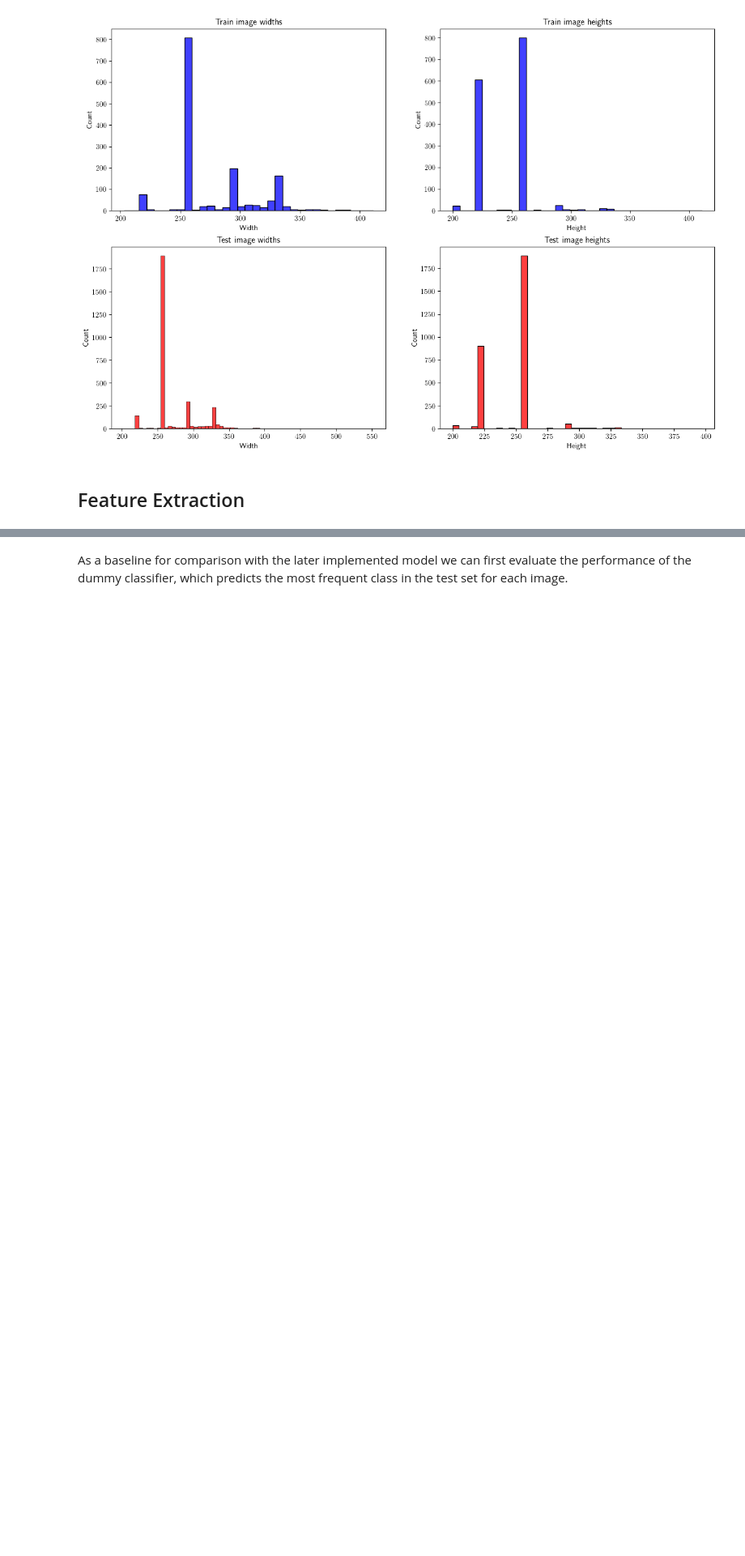
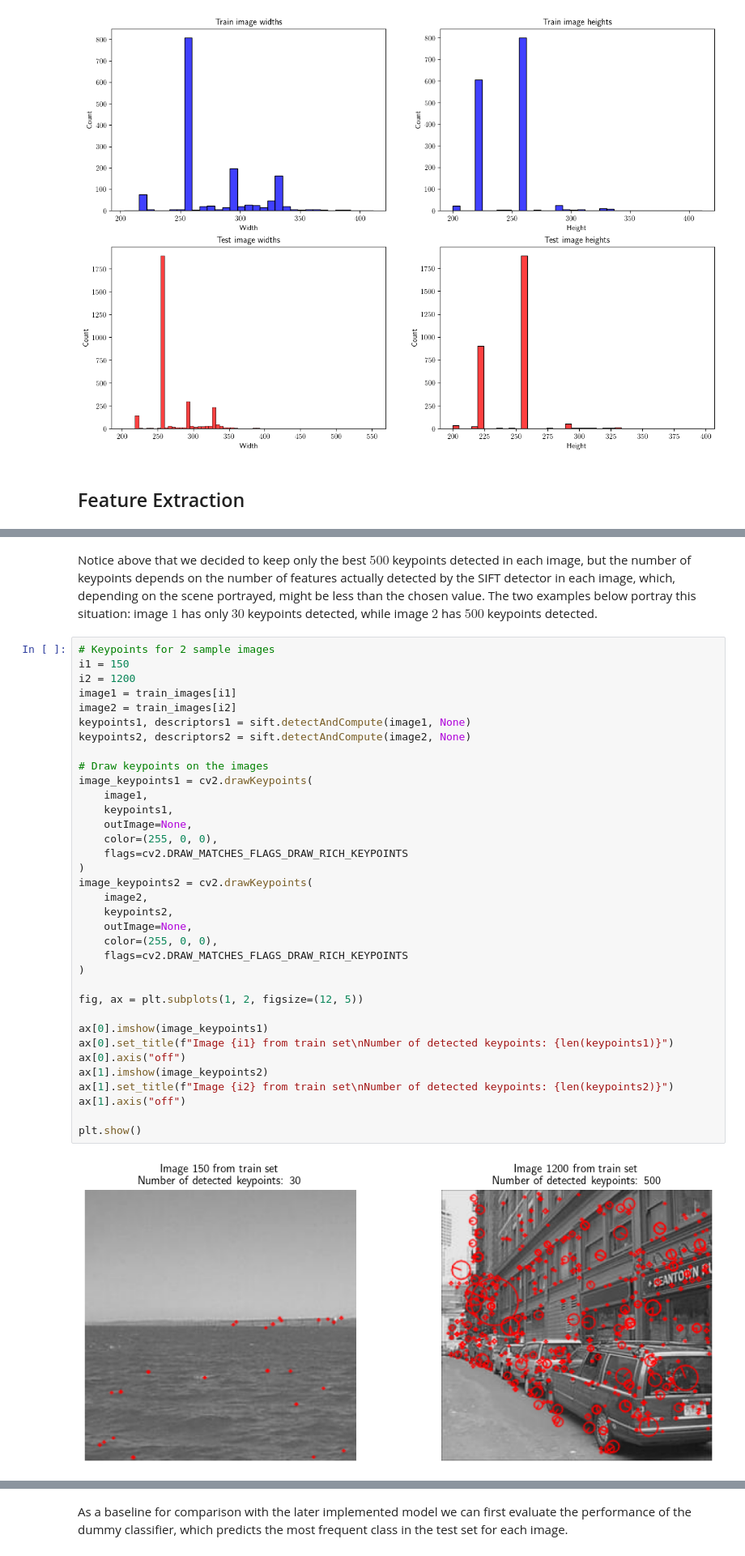
Before and after one commit to marcotallone/bow-classifier, a Jupyter notebook: notebooks/bow-classifier.ipynb, the cells around one changed output, grey strips where cells are left out. Shown at 81% size. Cells and saved outputs as stored; diff of their text form; blank space fills up the shorter version.

```diff
--- a/notebooks/bow-classifier.ipynb
+++ b/notebooks/bow-classifier.ipynb
@@ -415,0 +169,39 @@ plt.show()
+# %% [markdown]
+Notice above that we decided to keep only the best $500$ keypoints detected in each image, but the number of keypoints depends on the number of features actually detected by the SIFT detector in each image, which, depending on the scene portrayed, might be less than the chosen value. The two examples below portray this situation: image $1$ has only $30$ keypoints detected, while image $2$ has $500$ keypoints detected.
+# %%
+# Keypoints for 2 sample images
+i1 = 150
+i2 = 1200
+image1 = train_images[i1]
+image2 = train_images[i2]
+keypoints1, descriptors1 = sift.detectAndCompute(image1, None)
+keypoints2, descriptors2 = sift.detectAndCompute(image2, None)
+
+# Draw keypoints on the images
+image_keypoints1 = cv2.drawKeypoints(
+    image1,
+    keypoints1,
+    outImage=None,
+    color=(255, 0, 0),
+    flags=cv2.DRAW_MATCHES_FLAGS_DRAW_RICH_KEYPOINTS
+)
+image_keypoints2 = cv2.drawKeypoints(
+    image2,
+    keypoints2,
+    outImage=None,
+    color=(255, 0, 0),
+    flags=cv2.DRAW_MATCHES_FLAGS_DRAW_RICH_KEYPOINTS
+)
+
+fig, ax = plt.subplots(1, 2, figsize=(12, 5))
+
+ax[0].imshow(image_keypoints1)
+ax[0].set_title(f"Image {i1} from train set\nNumber of detected keypoints: {len(keypoints1)}")
+ax[0].axis("off")
+ax[1].imshow(image_keypoints2)
+ax[1].set_title(f"Image {i2} from train set\nNumber of detected keypoints: {len(keypoints2)}")
+ax[1].axis("off")
+
+plt.show()
+# %% [output]
+[figure, added]
```
Also changed, not shown: parts of 122 cells of this notebook, 1 other file.
